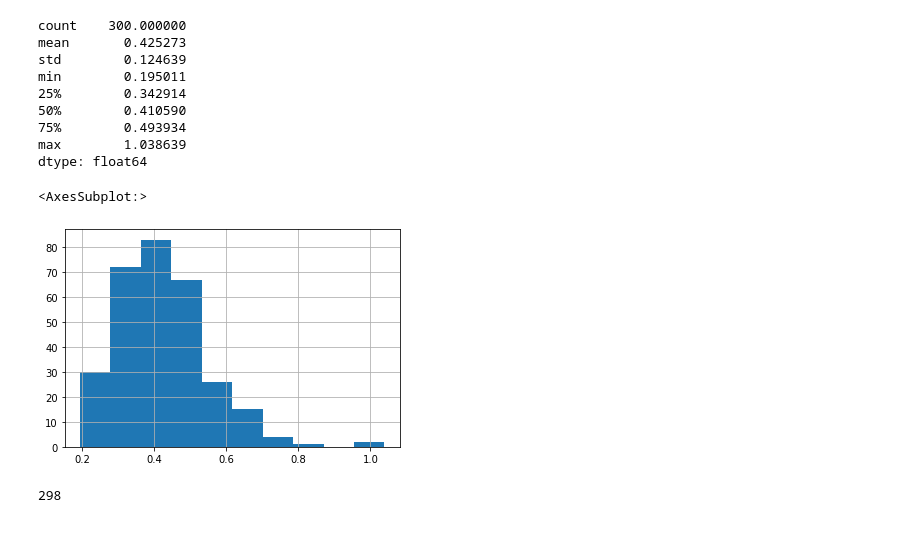
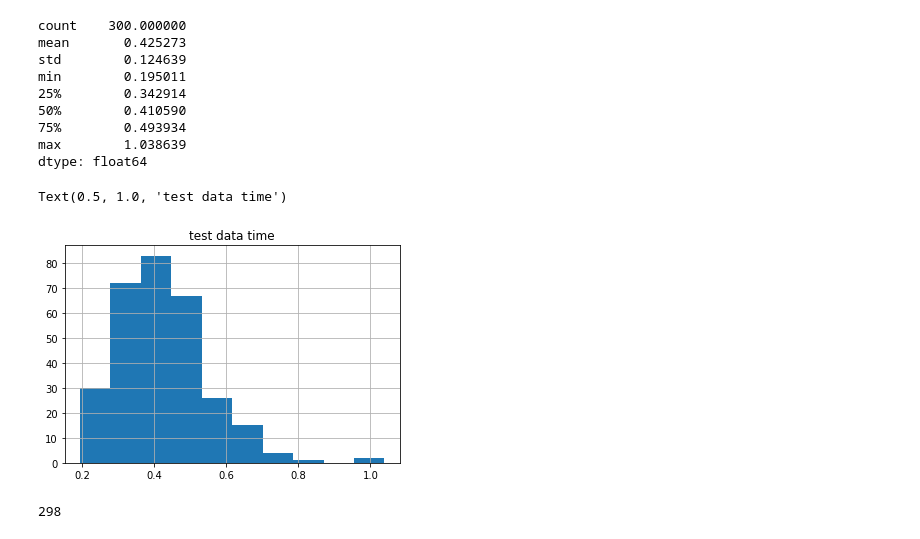
Before and after one commit to shin04/B4Lecture-2021, a Jupyter notebook: ex_9/kajiwara/notebooks/EDA.ipynb, the cells around one changed output. Saved outputs shown, nothing was run; the diff lists cells and outputs as text; code cells hidden in the pictures.

```diff
--- a/ex_9/kajiwara/notebooks/EDA.ipynb
+++ b/ex_9/kajiwara/notebooks/EDA.ipynb
@@ -60,9 +62,10 @@ max        1.038639
 dtype: float64
 # %%
 test_times.hist()
+plt.title('test data time')
 # %% [output]
-<AxesSubplot:>
+Text(0.5, 1.0, 'test data time')
-[figure, old version]
+[figure, new version]
 # %%
 t = [item for item in test_times if item <= 1.0]
 len(t)
```
Also changed, not shown: parts of 39 cells of this notebook, 7 other files.
